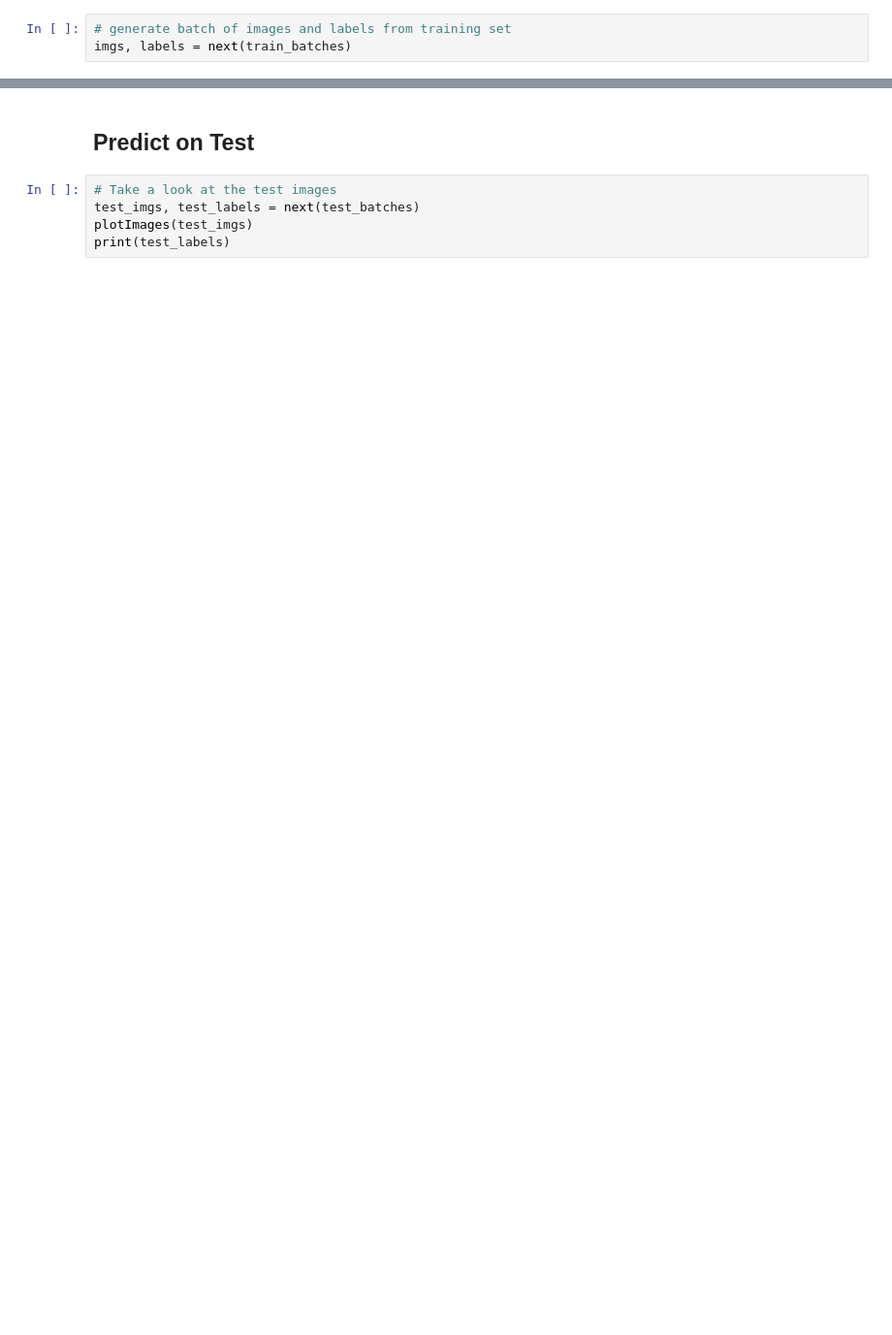
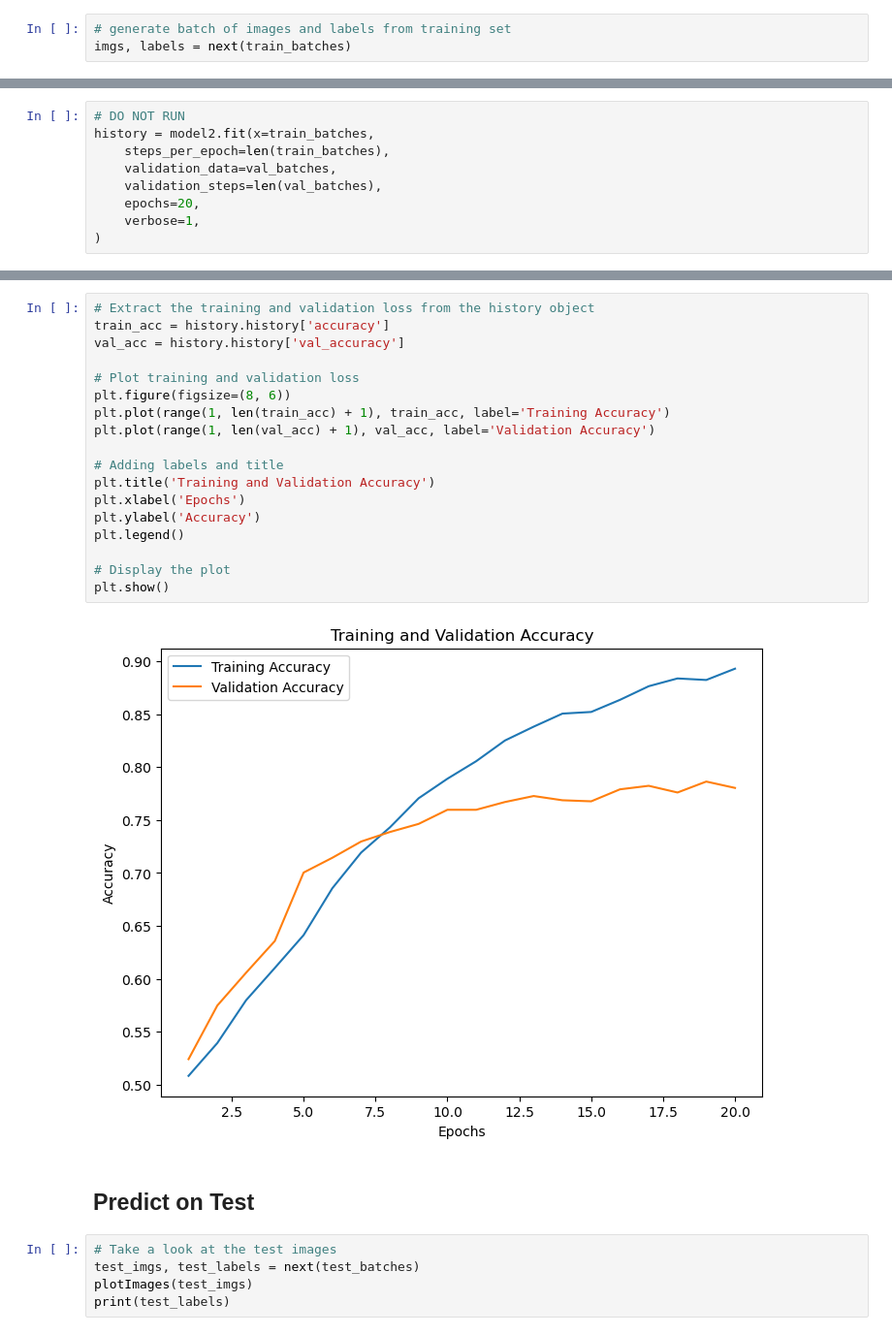
Before and after one commit to dklopstein/waste-sorting-classifier, a Jupyter notebook: CNN.ipynb, the cells around one changed output, grey strips where cells are left out. Shown: that part at 97% size. Drawn from its saved outputs; the diff is of its cells as text; blank space fills up the shorter version.

```diff
--- a/CNN.ipynb
+++ b/CNN.ipynb
@@ -276,0 +302,9 @@ Epoch 10/10
+# %%
+# DO NOT RUN
+history = model2.fit(x=train_batches,
+    steps_per_epoch=len(train_batches),
+    validation_data=val_batches,
+    validation_steps=len(val_batches),
+    epochs=20,
+    verbose=1,
+)
@@ -297,3 +349,23 @@ plt.show()
+# %%
+# Extract the training and validation loss from the history object
+train_acc = history.history['accuracy']
+val_acc = history.history['val_accuracy']
+
+# Plot training and validation loss
+plt.figure(figsize=(8, 6))
+plt.plot(range(1, len(train_acc) + 1), train_acc, label='Training Accuracy')
+plt.plot(range(1, len(val_acc) + 1), val_acc, label='Validation Accuracy')
+
+# Adding labels and title
+plt.title('Training and Validation Accuracy')
+plt.xlabel('Epochs')
+plt.ylabel('Accuracy')
+plt.legend()
+
+# Display the plot
+plt.show()
+# %% [output]
+[figure, added]
 # %% [markdown]
 ## Predict on Test
 # %%
```
Also changed, not shown: parts of 27 cells of this notebook.
